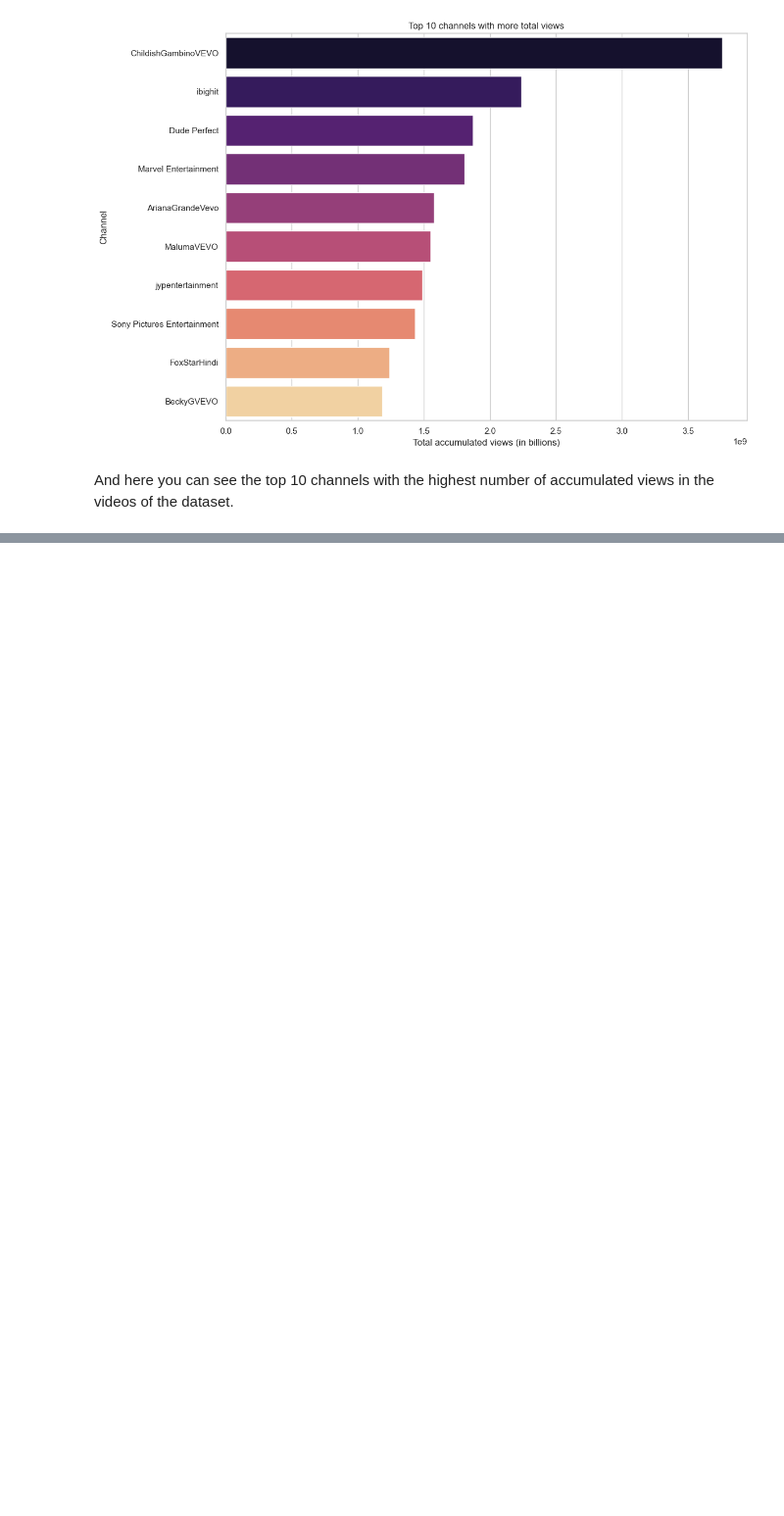
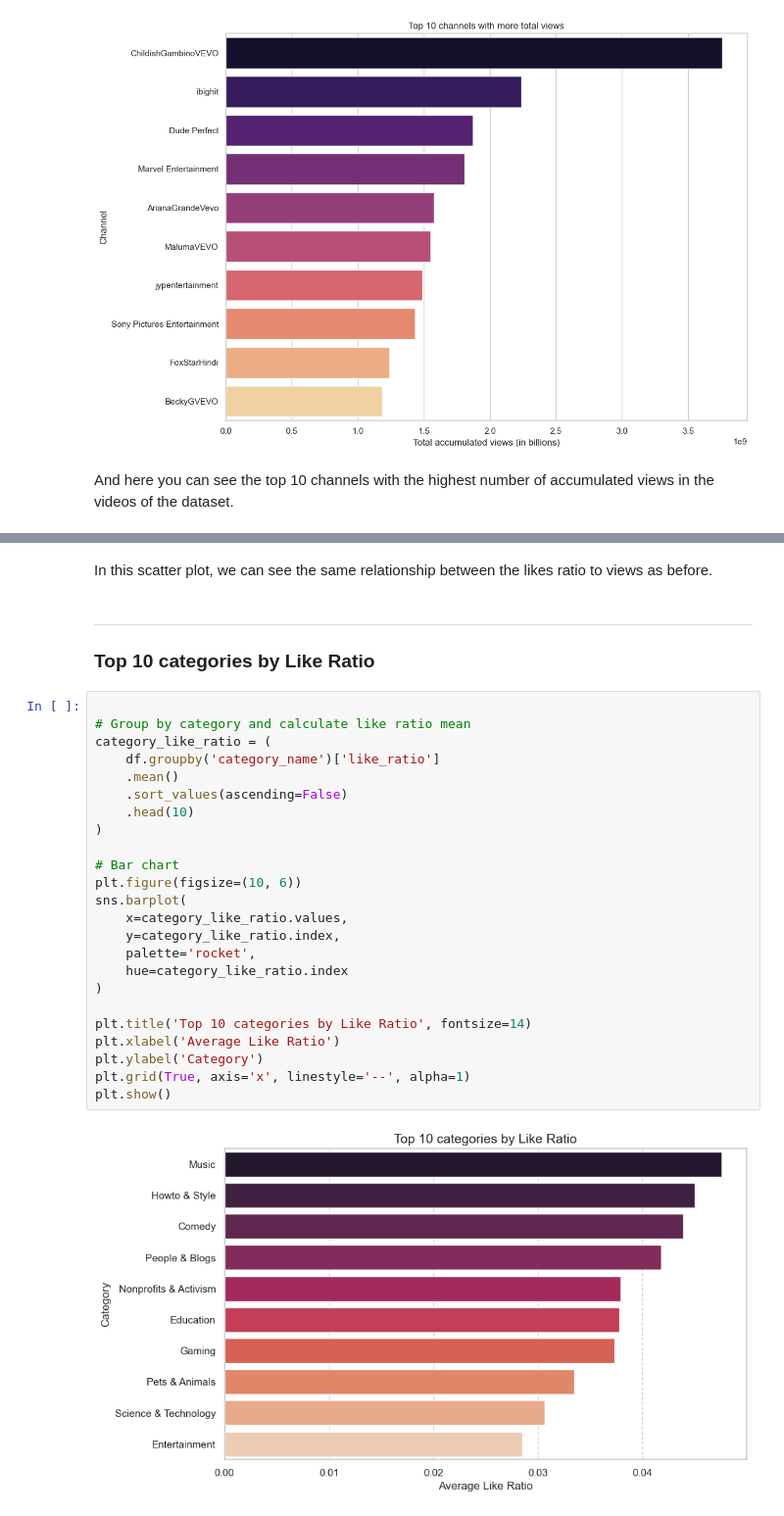
Before and after one commit to DiegoAladren/youtube-data-analysis, a Jupyter notebook: notebooks/02_exploratory_analysis.ipynb, the cells around one changed output, grey strips where cells are left out. Shown at 98% size. Saved outputs shown, nothing was run; the diff lists cells and outputs as text; blank space fills up the shorter version.

```diff
--- a/notebooks/02_exploratory_analysis.ipynb
+++ b/notebooks/02_exploratory_analysis.ipynb
@@ -236,0 +323,31 @@ plt.show()
+# %% [markdown]
+In this scatter plot, we can see the same relationship between the likes ratio to views as before.
+# %% [markdown]
+---
+### Top 10 categories by Like Ratio
+# %%
+
+# Group by category and calculate like ratio mean
+category_like_ratio = (
+    df.groupby('category_name')['like_ratio']
+    .mean()
+    .sort_values(ascending=False)
+    .head(10)
+)
+
+# Bar chart
+plt.figure(figsize=(10, 6))
+sns.barplot(
+    x=category_like_ratio.values,
+    y=category_like_ratio.index,
+    palette='rocket',
+    hue=category_like_ratio.index
+)
+
+plt.title('Top 10 categories by Like Ratio', fontsize=14)
+plt.xlabel('Average Like Ratio')
+plt.ylabel('Category')
+plt.grid(True, axis='x', linestyle='--', alpha=1)
+plt.show()
+# %% [output]
+[figure, added]
```
Also changed, not shown: parts of 37 cells of this notebook, 6 other files.
